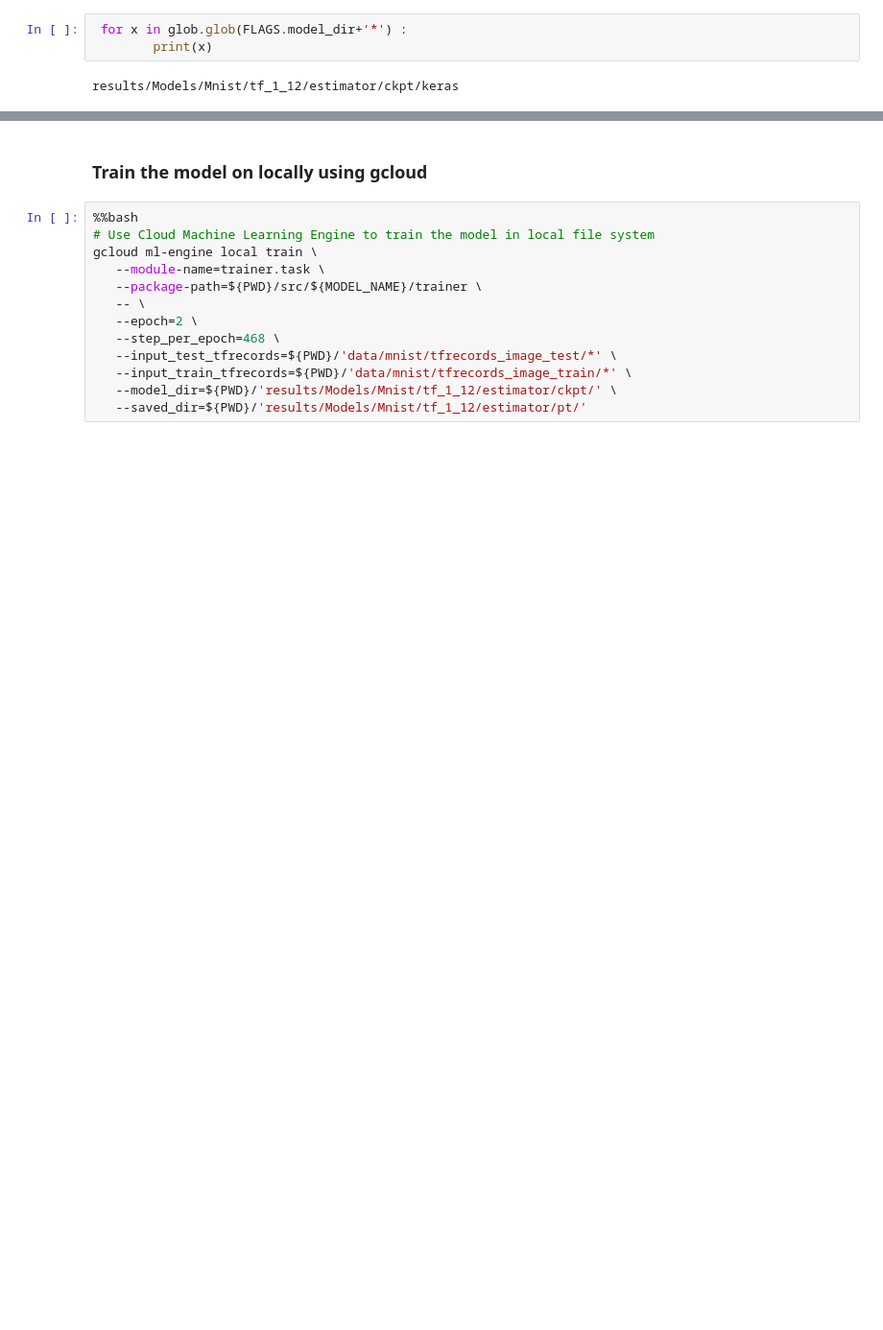
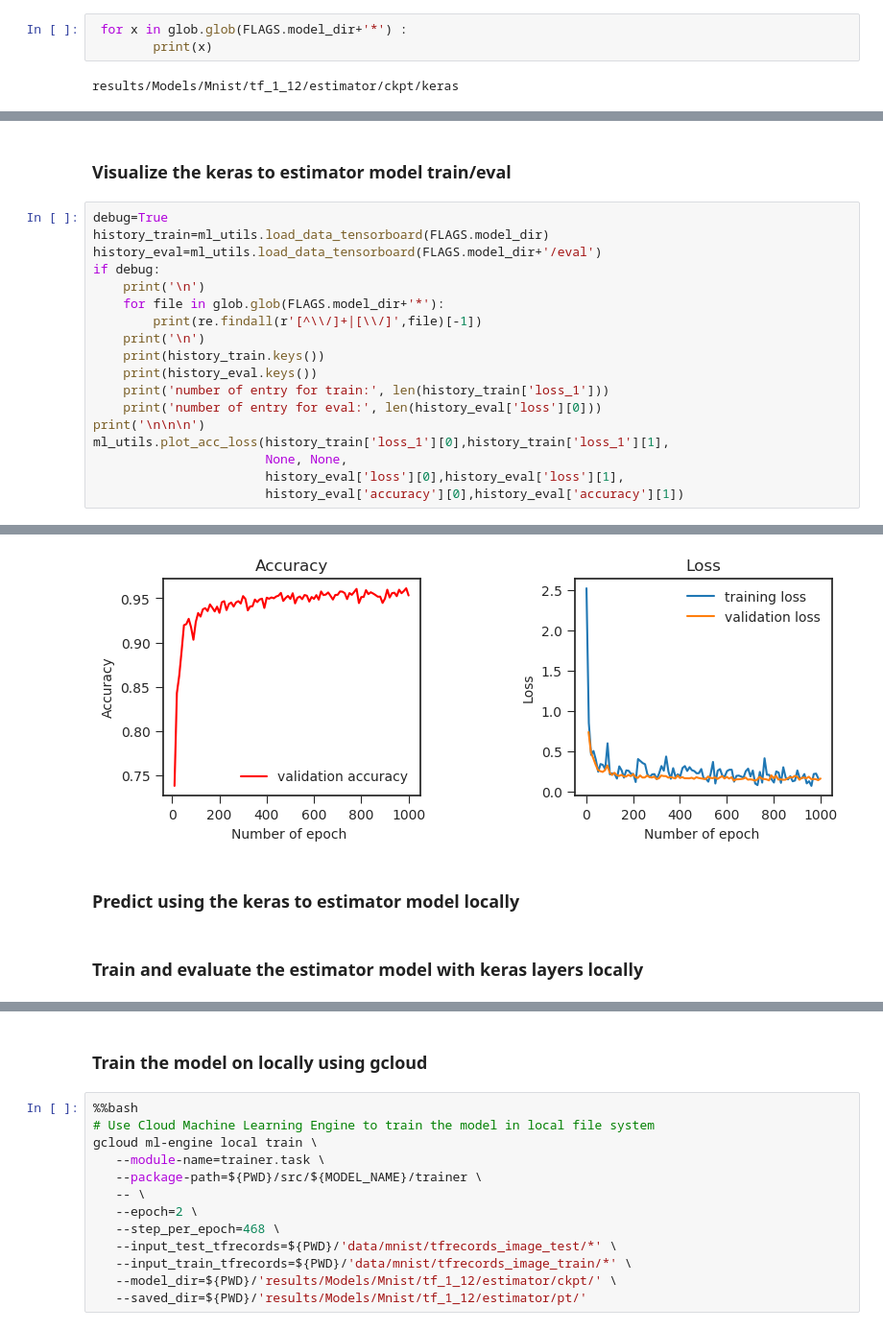
Before and after one commit to tarrade/proj_DL_models_and_pipelines_with_GCP, a Jupyter notebook: notebook/08-Mnist_keras_estimator.ipynb, the cells around one changed output, grey strips where cells are left out. Shown at 96% size. Saved outputs shown, nothing was run; the diff lists cells and outputs as text; blank space fills up the shorter version.

```diff
--- a/notebook/08-Mnist_keras_estimator.ipynb
+++ b/notebook/08-Mnist_keras_estimator.ipynb
@@ -526,0 +609,21 @@ mnist_v1.train_and_evaluate(FLAGS, use_keras=True)
+# %% [markdown]
+### Visualize the keras to estimator model train/eval
+# %%
+debug=True
+history_train=ml_utils.load_data_tensorboard(FLAGS.model_dir)
+history_eval=ml_utils.load_data_tensorboard(FLAGS.model_dir+'/eval')
+if debug:
+    print('\n')
+    for file in glob.glob(FLAGS.model_dir+'*'):
+        print(re.findall(r'[^\\/]+|[\\/]',file)[-1])
+    print('\n')
+    print(history_train.keys())
+    print(history_eval.keys())
+    print('number of entry for train:', len(history_train['loss_1']))
+    print('number of entry for eval:', len(history_eval['loss'][0]))
+print('\n\n\n')
+ml_utils.plot_acc_loss(history_train['loss_1'][0],history_train['loss_1'][1],
+                       None, None,
+                       history_eval['loss'][0],history_eval['loss'][1],
+                       history_eval['accuracy'][0],history_eval['accuracy'][1])
+# %% [output]
@@ -527,3 +647,8 @@ mnist_v1.train_and_evaluate(FLAGS, use_keras=True)
+[figure, added]
+# %% [markdown]
+### Predict using the  keras to estimator model locally
+# %% [markdown]
+### Train and evaluate the estimator model with keras layers locally
 # %%
 %%time
 tf.logging.set_verbosity(tf.logging.DEBUG)
```
Also changed, not shown: parts of 33 cells of this notebook, 3 other files.
